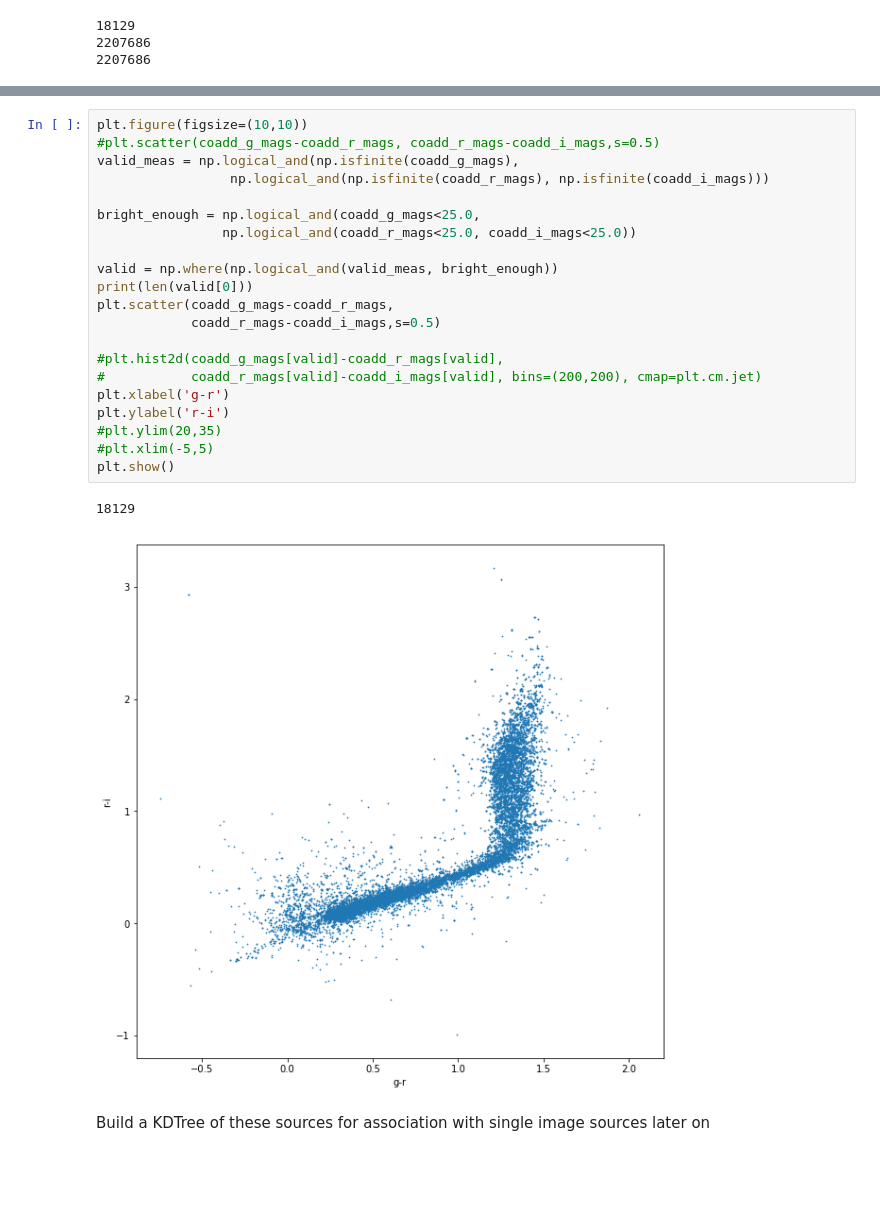
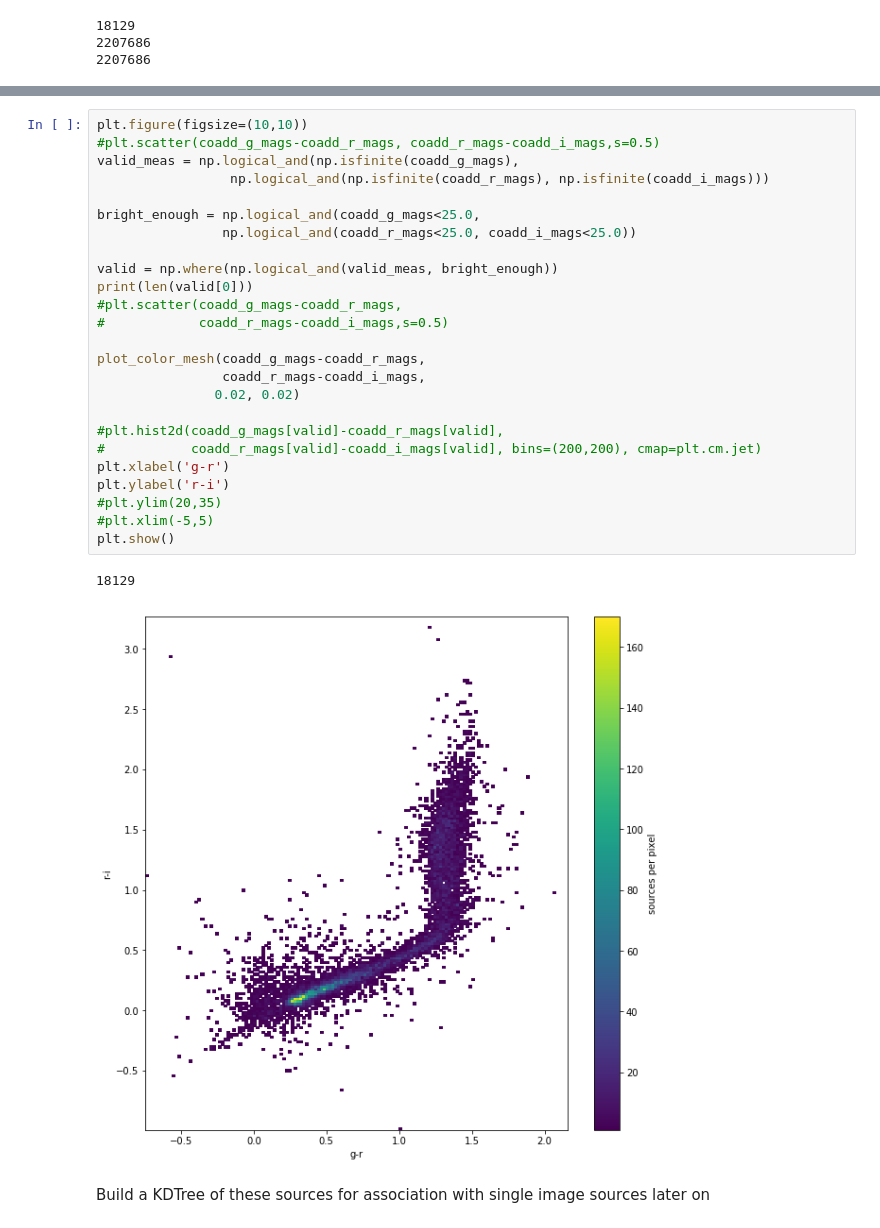
Before and after one commit to lsst-com/requirements_notebooks, a Jupyter notebook: TestCases/LVV-T389.ipynb, the cells around one changed output, grey strips where cells are left out. Cells and saved outputs as stored; diff of their text form; blank space fills up the shorter version.

```diff
--- a/TestCases/LVV-T389.ipynb
+++ b/TestCases/LVV-T389.ipynb
@@ -218,27 +277,31 @@ print(coadd_g_mags.min())
 # %%
 plt.figure(figsize=(10,10))
 #plt.scatter(coadd_g_mags-coadd_r_mags, coadd_r_mags-coadd_i_mags,s=0.5)
 valid_meas = np.logical_and(np.isfinite(coadd_g_mags),
                  np.logical_and(np.isfinite(coadd_r_mags), np.isfinite(coadd_i_mags)))
 
 bright_enough = np.logical_and(coadd_g_mags<25.0,
                 np.logical_and(coadd_r_mags<25.0, coadd_i_mags<25.0))
 
 valid = np.where(np.logical_and(valid_meas, bright_enough))
 print(len(valid[0]))
-plt.scatter(coadd_g_mags-coadd_r_mags,
-            coadd_r_mags-coadd_i_mags,s=0.5)
+#plt.scatter(coadd_g_mags-coadd_r_mags,
+#            coadd_r_mags-coadd_i_mags,s=0.5)
+
+plot_color_mesh(coadd_g_mags-coadd_r_mags,
+                coadd_r_mags-coadd_i_mags,
+               0.02, 0.02)
 
 #plt.hist2d(coadd_g_mags[valid]-coadd_r_mags[valid],
 #           coadd_r_mags[valid]-coadd_i_mags[valid], bins=(200,200), cmap=plt.cm.jet)
 plt.xlabel('g-r')
 plt.ylabel('r-i')
 #plt.ylim(20,35)
 #plt.xlim(-5,5)
 plt.show()
 # %% [output]
 18129
-[figure, old version]
+[figure, new version]
 # %% [markdown]
 Build a KDTree of these sources for association with single image sources later on
 # %%
```
Also changed, not shown: parts of 3 cells of this notebook.
